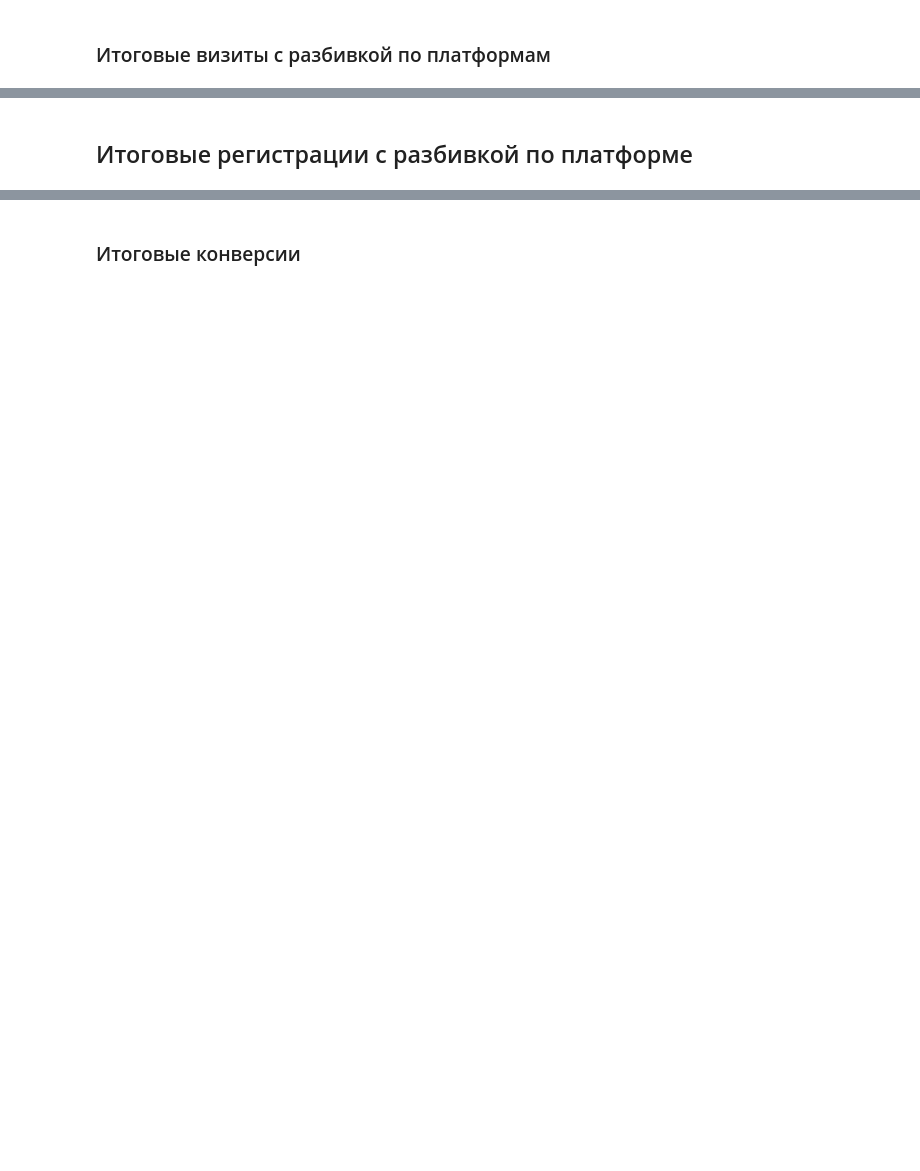
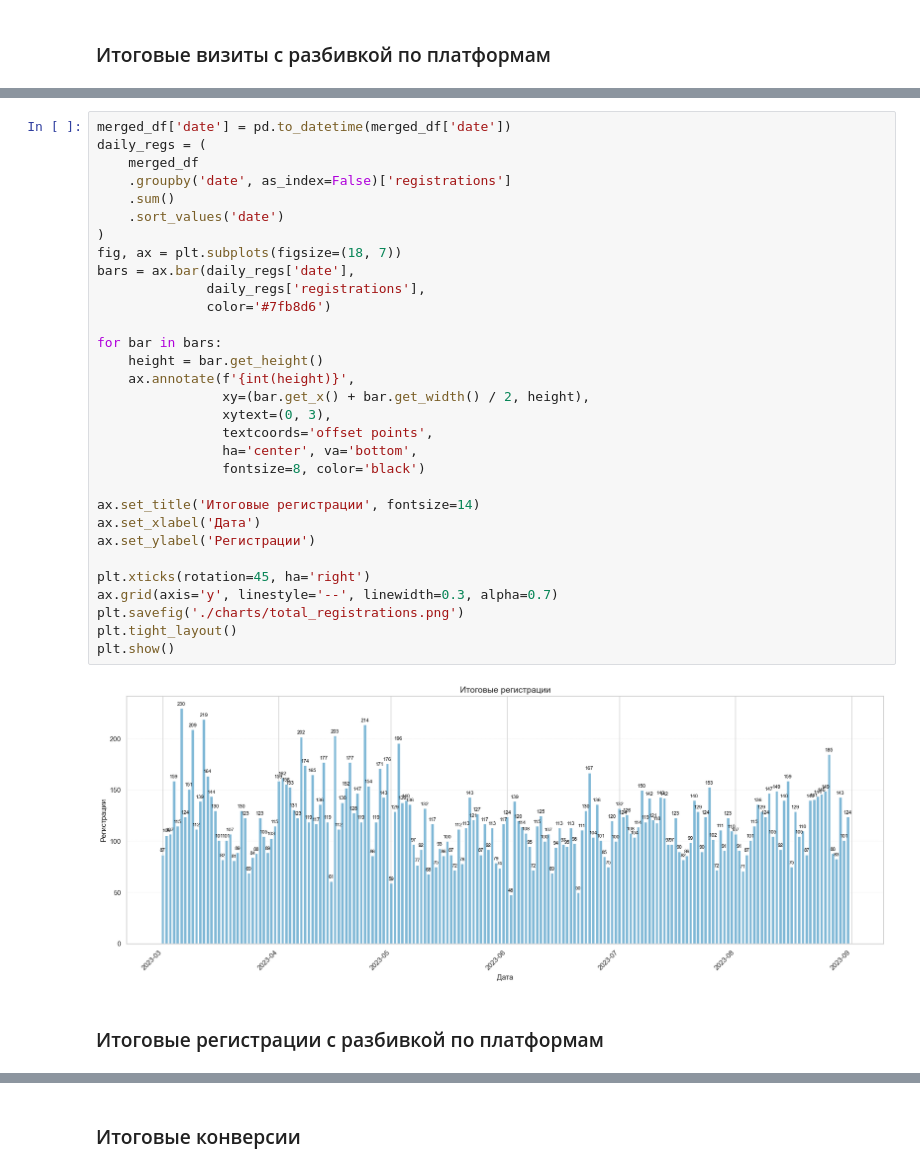
Before and after one commit to Konstantin-Ignatenko-Y/data-analytics-project-100, a Jupyter notebook: charts_project.ipynb, the cells around one changed output, grey strips where cells are left out. Saved outputs shown, nothing was run; the diff lists cells and outputs as text; blank space fills up the shorter version.

```diff
--- a/charts_project.ipynb
+++ b/charts_project.ipynb
@@ -490,2 +178,35 @@ plt.show()
+# %%
+merged_df['date'] = pd.to_datetime(merged_df['date'])
+daily_regs = (
+    merged_df
+    .groupby('date', as_index=False)['registrations']
+    .sum()
+    .sort_values('date')
+)
+fig, ax = plt.subplots(figsize=(18, 7))
+bars = ax.bar(daily_regs['date'],
+              daily_regs['registrations'],
+              color='#7fb8d6')
+
+for bar in bars:
+    height = bar.get_height()
+    ax.annotate(f'{int(height)}',
+                xy=(bar.get_x() + bar.get_width() / 2, height),
+                xytext=(0, 3),
+                textcoords='offset points',
+                ha='center', va='bottom',
+                fontsize=8, color='black')
+
+ax.set_title('Итоговые регистрации', fontsize=14)
+ax.set_xlabel('Дата')
+ax.set_ylabel('Регистрации')
+
+plt.xticks(rotation=45, ha='right')
+ax.grid(axis='y', linestyle='--', linewidth=0.3, alpha=0.7)
+plt.savefig('./charts/total_registrations.png')
+plt.tight_layout()
+plt.show()
+# %% [output]
+[figure, added]
 # %% [markdown]
-## Итоговые регистрации с разбивкой по платформе
+### Итоговые регистрации с разбивкой по платформам
```
Also changed, not shown: parts of 43 cells of this notebook, 1 other file.
